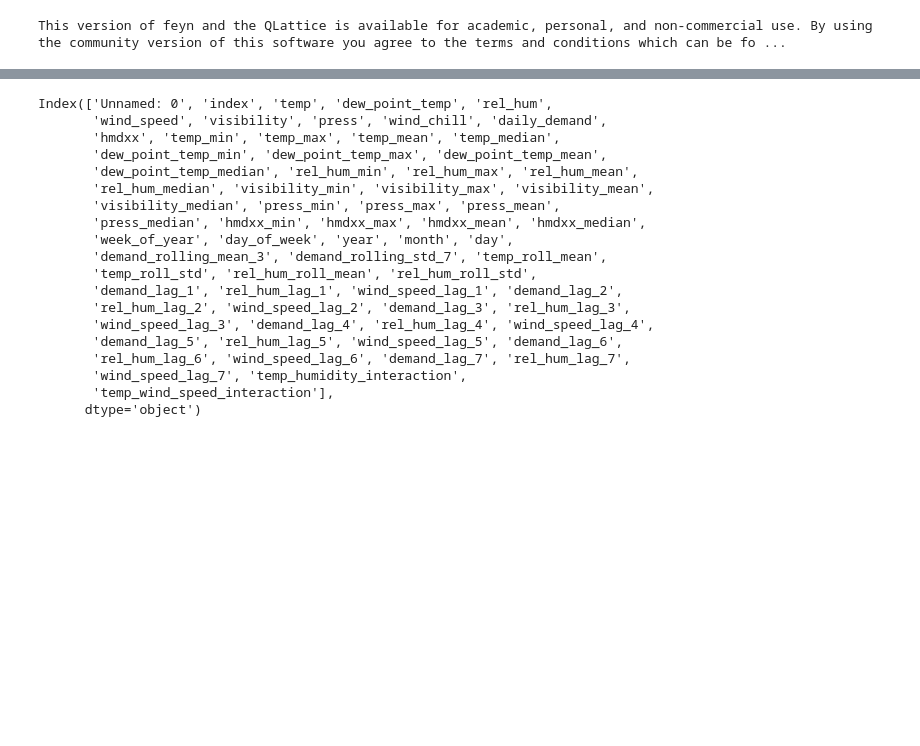
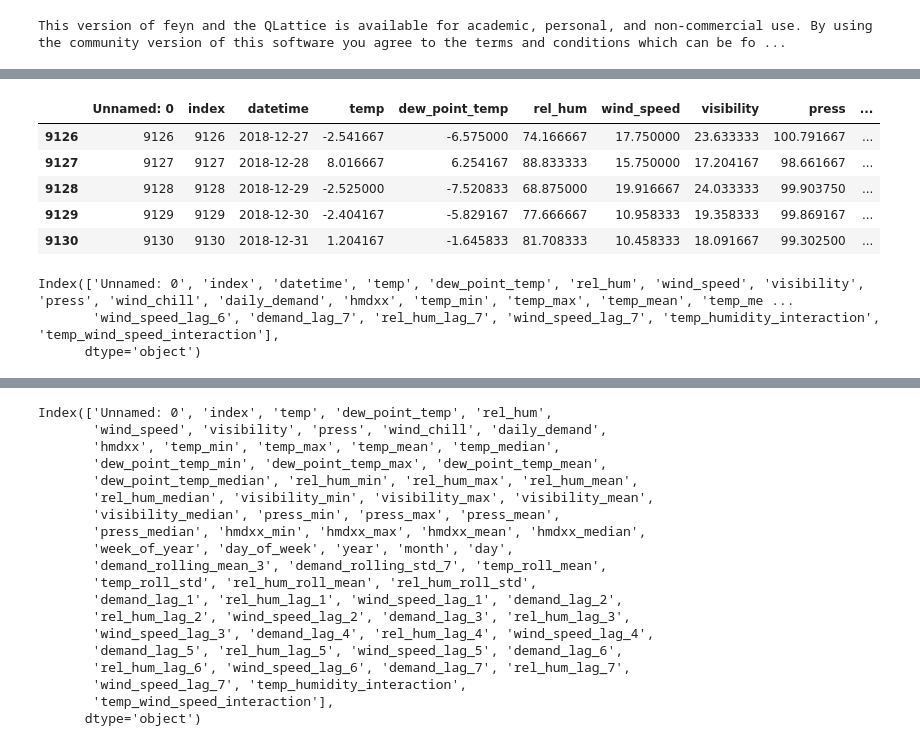
Before and after one commit to ysh1th/Energy_demand_research, a Jupyter notebook: notebooks/models/QLattice.ipynb, the cells around one changed output, grey strips where cells are left out. Drawn from its saved outputs; the diff is of its cells as text; code cells hidden in the pictures; blank space fills up the shorter version.

```diff
--- a/notebooks/models/QLattice.ipynb
+++ b/notebooks/models/QLattice.ipynb
@@ -33,3 +32,18 @@ df.head()
+# %%
+df.tail()
+# %% [output]
+|  | Unnamed: 0 | index | datetime | temp | dew_point_temp | rel_hum | wind_speed | visibility | press | ... |
+| 9126 | 9126 | 9126 | 2018-12-27 | -2.541667 | -6.575000 | 74.166667 | 17.750000 | 23.633333 | 100.791667 | ... |
+| 9127 | 9127 | 9127 | 2018-12-28 | 8.016667 | 6.254167 | 88.833333 | 15.750000 | 17.204167 | 98.661667 | ... |
+| 9128 | 9128 | 9128 | 2018-12-29 | -2.525000 | -7.520833 | 68.875000 | 19.916667 | 24.033333 | 99.903750 | ... |
+| 9129 | 9129 | 9129 | 2018-12-30 | -2.404167 | -5.829167 | 77.666667 | 10.958333 | 19.358333 | 99.869167 | ... |
+| 9130 | 9130 | 9130 | 2018-12-31 | 1.204167 | -1.645833 | 81.708333 | 10.458333 | 18.091667 | 99.302500 | ... |
+# %%
+df.columns
+# %% [output]
+Index(['Unnamed: 0', 'index', 'datetime', 'temp', 'dew_point_temp', 'rel_hum', 'wind_speed', 'visibility', 'press', 'wind_chill', 'daily_demand', 'hmdxx', 'temp_min', 'temp_max', 'temp_mean', 'temp_me ...
+       'wind_speed_lag_6', 'demand_lag_7', 'rel_hum_lag_7', 'wind_speed_lag_7', 'temp_humidity_interaction', 'temp_wind_speed_interaction'],
+      dtype='object')
 # %%
 df = df.dropna()
 # %%
```
Also changed, not shown: parts of 4 cells of this notebook, 22 other files.
